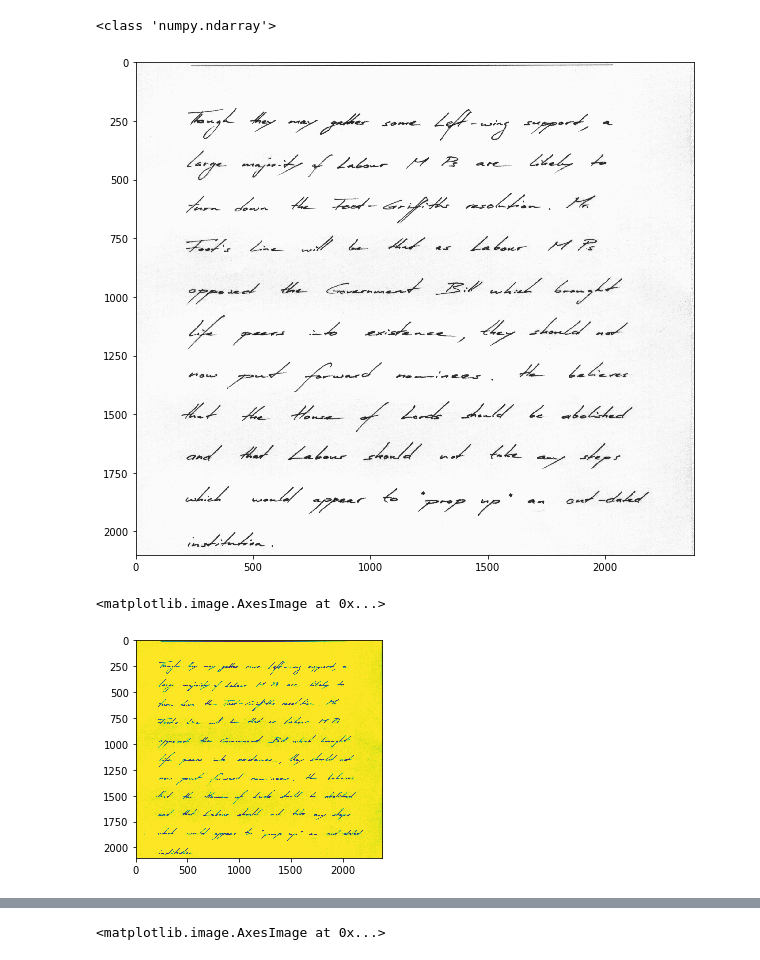
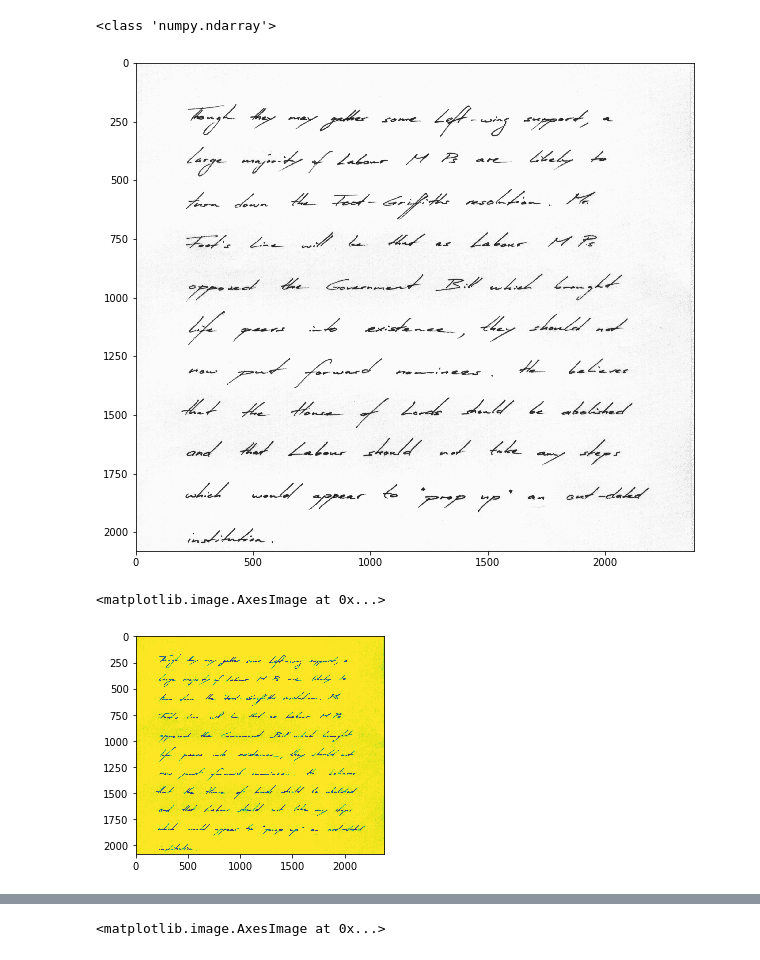
Before and after one commit to subhrajyotidasgupta/DevanagariHTR, a Jupyter notebook: line_segmentation.ipynb, the cells around one changed output, grey strips where cells are left out. Cells and saved outputs as stored; diff of their text form; code cells hidden in the pictures.

```diff
--- a/line_segmentation.ipynb
+++ b/line_segmentation.ipynb
@@ -6,21 +8,19 @@ from matplotlib.patches import Rectangle
 import cv2
 %matplotlib inline
 # %%
-
-
 # Load in Grayscale
 img = cv2.imread('a01-003.png')
-img = img[700:2800, 100:3000]
+img = img[720:2800, 100:3000]
 
 # The underlying representation is a numpy array!
 print(type(img))
 
 plt.figure(figsize=(10,10))
 plt.imshow(img)
 plt.show()
 # %% [output]
 <class 'numpy.ndarray'>
-[figure, old version]
+[figure, new version]
 # %%
 #import image
 #image = cv2.imread('a01-000u.png')
@@ -32,7 +32,7 @@ gray = cv2.cvtColor(img,cv2.COLOR_BGR2GRAY)
 plt.imshow(gray)
 # %% [output]
 <matplotlib.image.AxesImage at 0x...>
-[figure, old version]
+[figure, new version]
 # %%
 #binary
 ret,thresh = cv2.threshold(gray,127,255,cv2.THRESH_BINARY_INV)
```
Also changed, not shown: parts of 4 cells of this notebook.
